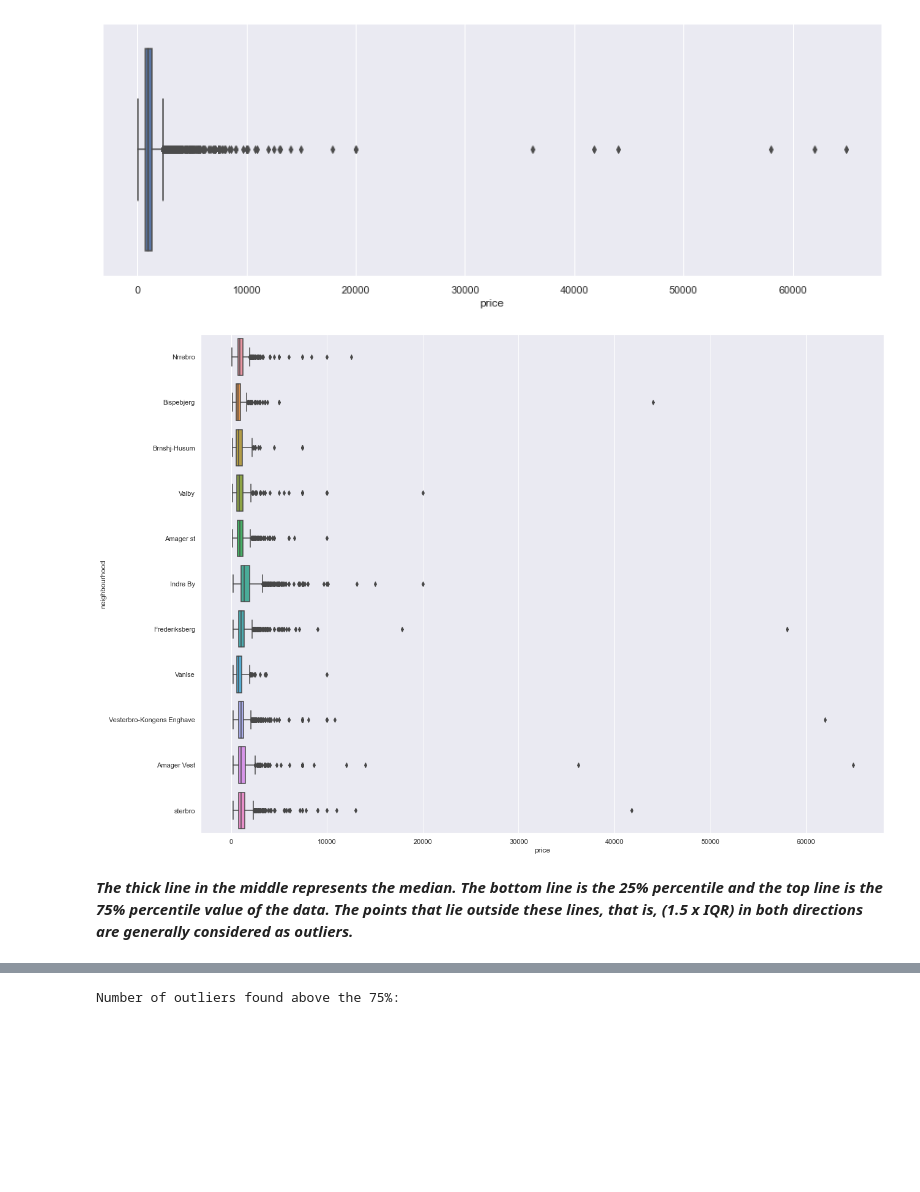
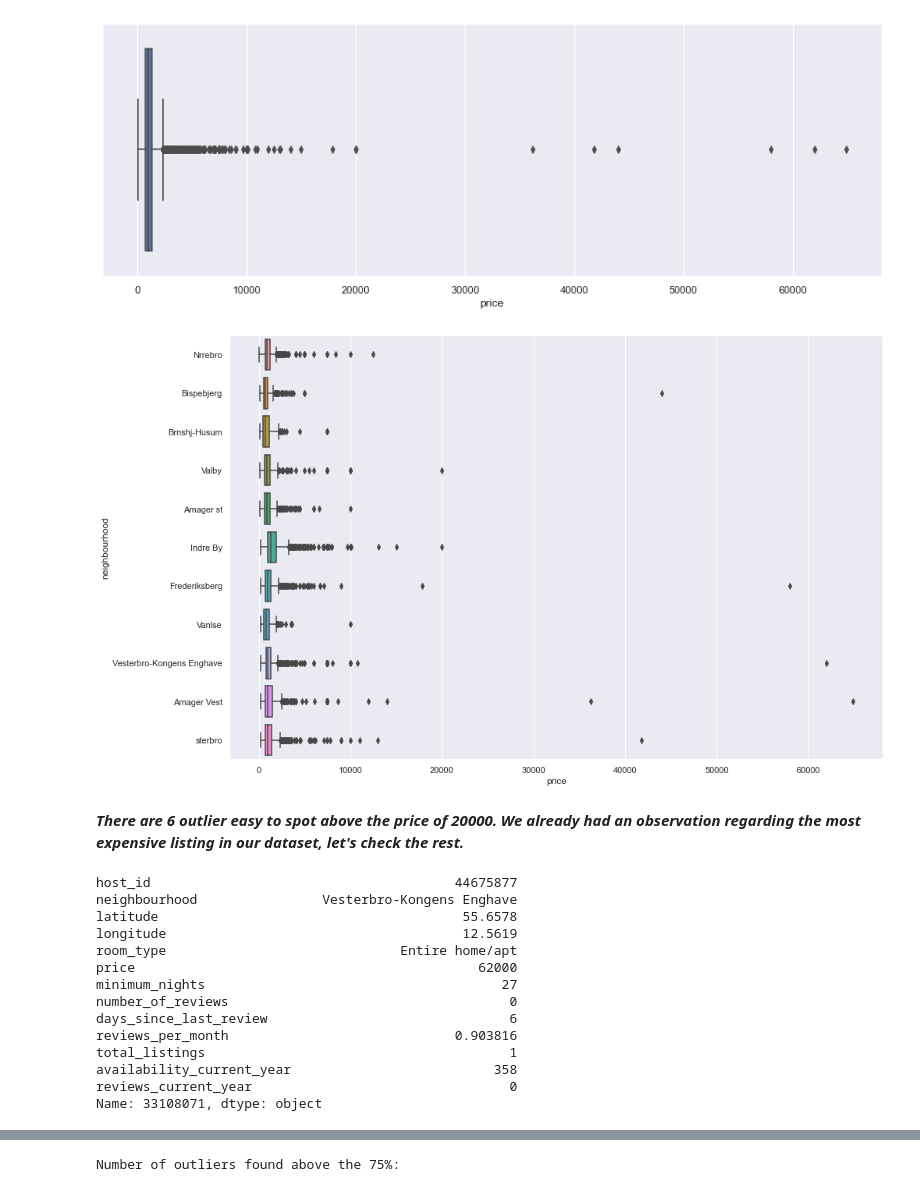
Before and after one commit to Arlinda96/BA-Project, a Jupyter notebook: Airbnb_Project.ipynb, the cells around one changed output, grey strips where cells are left out. Saved outputs shown, nothing was run; the diff lists cells and outputs as text; code cells hidden in the pictures; blank space fills up the shorter version.

Commit message:
last changes data analysis part

```diff
--- a/Airbnb_Project.ipynb
+++ b/Airbnb_Project.ipynb
@@ -20,0 +59,15 @@ dataset = pd.read_csv('listings.csv')
+# %%
+# Create scatter plot to classify the same variables into neighborhood and represent the price as varying points
+sns.set(rc={"figure.figsize":(15, 10)})
+sns.scatterplot(
+    x = dataset.longitude,
+    y = dataset.latitude,
+    hue = dataset.neighbourhood,
+    size = dataset.price, sizes = (15, 200))
+
+plt.title('Data Coordinates')
+plt.xlabel('Longitude')
+plt.ylabel('Latitude')
+plt.legend(bbox_to_anchor=(1.05, 1), loc='upper left', borderaxespad=0)
+
+plt.show()
@@ -20,0 +78,15 @@ dataset = pd.read_csv('listings.csv')
+# %%
+# Create scatter plot to classify the same variables into room type and represent the price as varying points
+sns.set(rc={"figure.figsize":(15, 10)})
+sns.scatterplot(
+    x = dataset.longitude,
+    y = dataset.latitude,
+    hue = dataset.room_type,
+    size = dataset.price, sizes = (15, 200))
+
+plt.title('Data Coordinates')
+plt.xlabel('Longitude')
+plt.ylabel('Latitude')
+plt.legend(bbox_to_anchor=(1.05, 1), loc='upper left', borderaxespad=0)
+
+plt.show()
@@ -20,0 +99,4 @@ dataset = pd.read_csv('listings.csv')
+# %%
+sns.set(rc={"figure.figsize":(15, 10)})
+sns.pairplot(dataset, vars=['price','minimum_nights', 'number_of_reviews', 'availability_365'])
+plt.show()
@@ -164,8 +231,7 @@ Name: 650819220455514228, dtype: object
 # %%
 # Renaming column of dataset for better interpretation
-new_col = {'name':'listing_name'}
 
-dataset.rename(columns=new_col, inplace=True)
+dataset.rename(columns={'calculated_host_listings_count':'total_listings', 'availability_365':'availability_current_year', 'number_of_reviews_ltm':'reviews_current_year'}, inplace=True)
 dataset.head().T
 # %% [output]
 | id | 6983 | 26057 | 26473 | 29118 | 31094 |
@@ -301,10 +345,28 @@ plt.show()
 [figure]
 # %%
 # Create multiple boxplots depending on neighbourhood areas
-sns.set(rc={"figure.figsize":(20, 15)})
+sns.set(rc={"figure.figsize":(15, 10)})
 sns.boxplot(data=dataset, x="price", y="neighbourhood")
 plt.show()
 # %% [output]
-[figure, old version]
+[figure, new version]
-# %% [markdown]
-***The thick line in the middle represents the median. The bottom line is the 25% percentile and the top line is the 75% percentile value of the data. The points that lie outside these lines, that is, (1.5 x IQR) in both directions are generally considered as outliers.***
+# %% [markdown]
+***There are 6 outlier easy to spot above the price of 20000. We already had an observation regarding the most expensive listing in our dataset, let's check the rest.***
+# %%
+outlier_2 = dataset.iloc[13811]
+outlier_2
+# %% [output]
+host_id                                       44675877
+neighbourhood                Vesterbro-Kongens Enghave
+latitude                                       55.6578
+longitude                                      12.5619
+room_type                              Entire home/apt
+price                                            62000
+minimum_nights                                      27
+number_of_reviews                                    0
+days_since_last_review                               6
+reviews_per_month                             0.903816
+total_listings                                       1
+availability_current_year                          358
+reviews_current_year                                 0
+Name: 33108071, dtype: object
```
Also changed, not shown: parts of 59 cells of this notebook.
